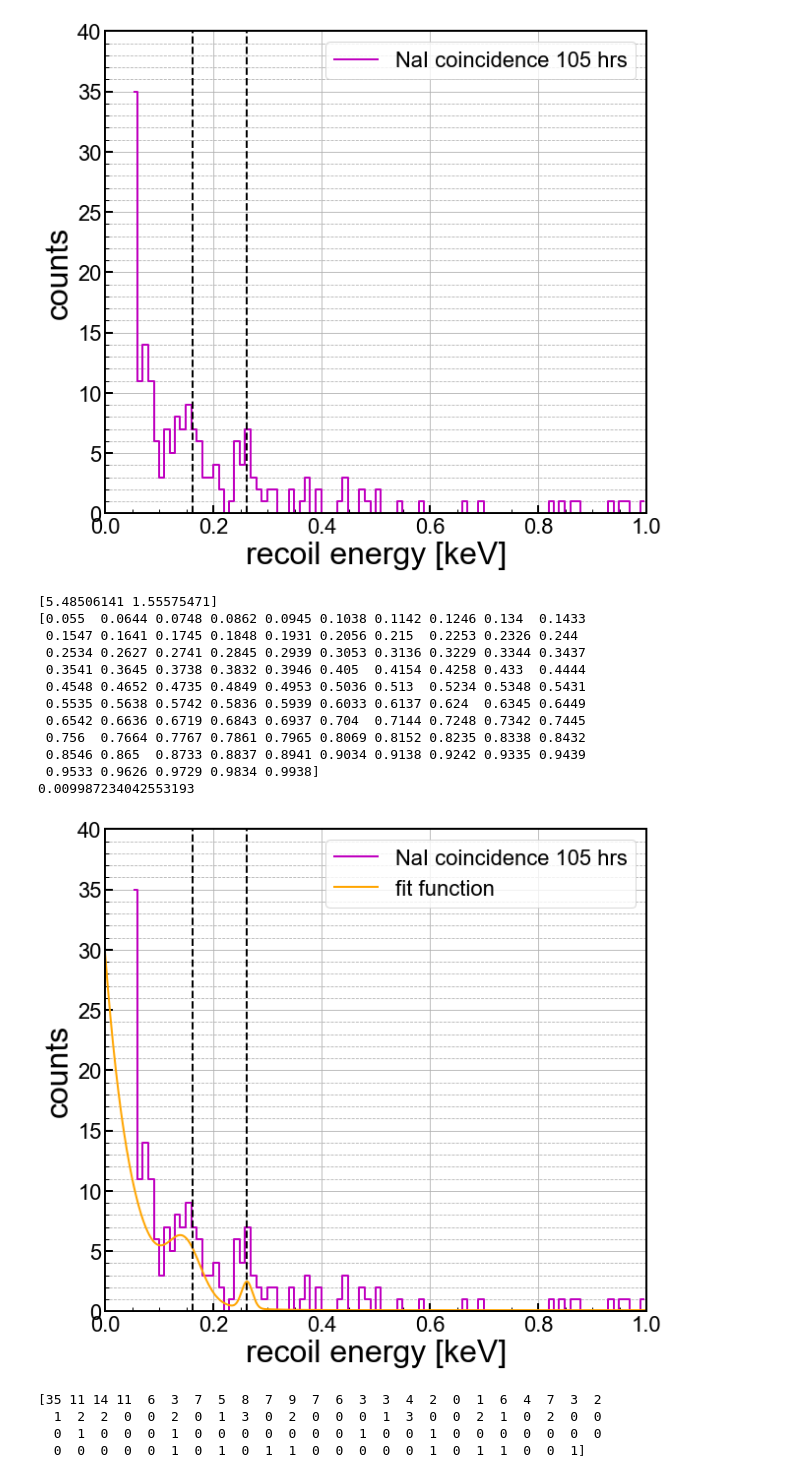
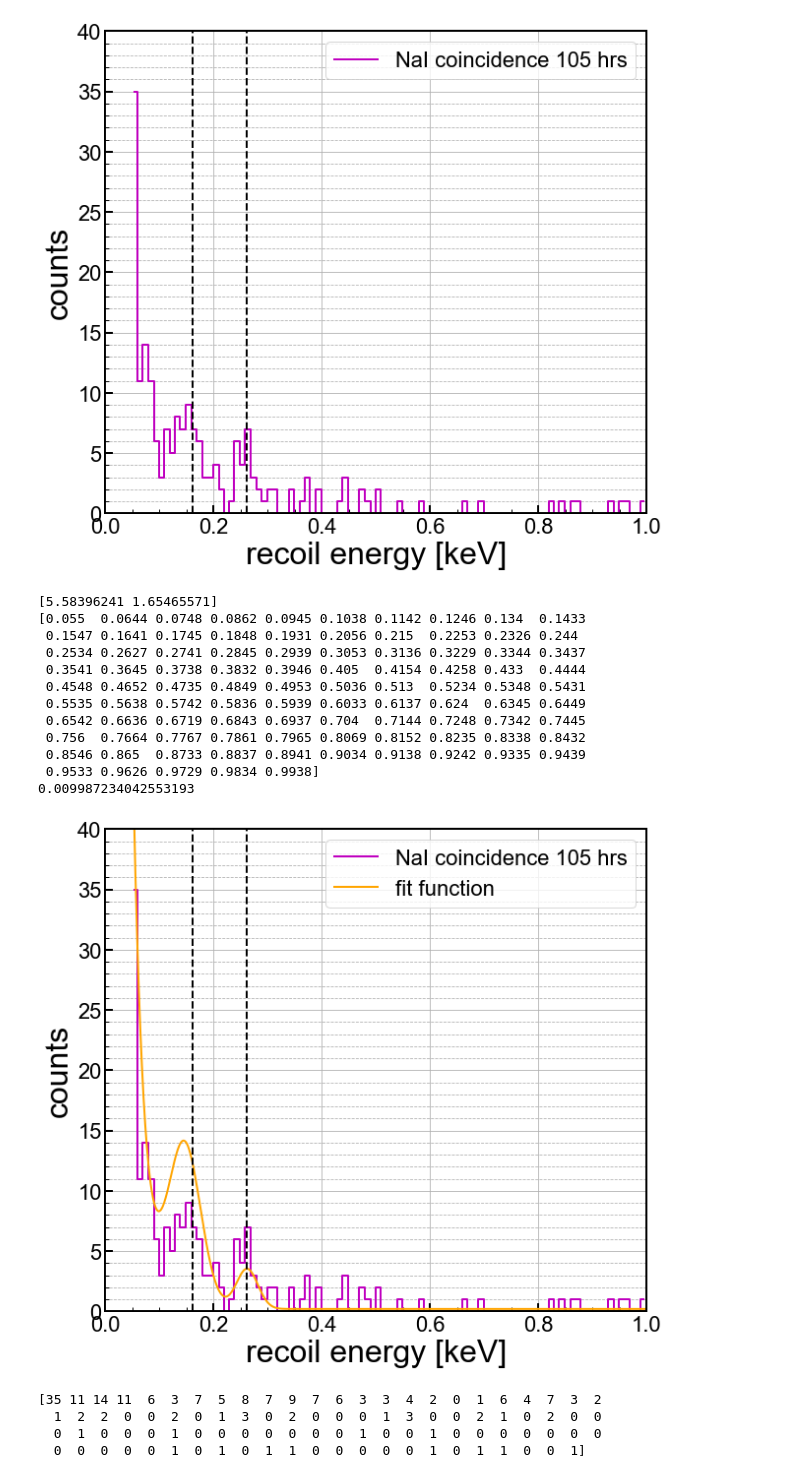
Before and after one commit to villano-lab/R76Analysis, a Jupyter notebook: coin_analysis/basic_coin_105hr.ipynb, the cells around one changed output. Saved outputs shown, nothing was run; the diff lists cells and outputs as text; code cells hidden in the pictures.

```diff
--- a/coin_analysis/basic_coin_105hr.ipynb
+++ b/coin_analysis/basic_coin_105hr.ipynb
@@ -181,10 +181,10 @@ plt.show()
 [figure]
 # %%
 
-param = [0.11,0.03,0.13,0.01,0.75,0.2,0.05]
+param = [0.11,0.03,0.13,0.01,0.75,0.2,0.1,0.003412,0.05]
 def prob_func(E,theta):
 
-  y1,w1,y2,w2,fexp,fg,Escale = theta
+  y1,w1,y2,w2,fexp,fg,flat,rg,Escale = theta
   #deltas for masses
   prob_Sn29Si = 8.47356
   prob_Sn30Si = 10.60924
@@ -229,12 +229,12 @@ def prob_func(E,theta):
   #print(w1,w2)
 
   #flat=0.01
-  flat = 1-fexp-fg
+  #flat = 1-fexp-fg
   #print(flat+fexp+fg)
 
   #relprob of gammas
   p1=0.020846
-  p2=0.003412
+  p2=rg
   psum=p1+p2
 
   #return 0.75*expdecay+0.2*((p1/psum)*g1+(p2/psum)*g2)+flat
@@ -245,7 +245,7 @@ print(np.sum(coinN)*prob_func(a,param))
 print(coinE)
 print(np.mean(np.diff(coinE)))
 # %% [output]
-[5.48506141 1.55575471]
+[5.58396241 1.65465571]
 [0.055  0.0644 0.0748 0.0862 0.0945 0.1038 0.1142 0.1246 0.134  0.1433
  0.1547 0.1641 0.1745 0.1848 0.1931 0.2056 0.215  0.2253 0.2326 0.244
  0.2534 0.2627 0.2741 0.2845 0.2939 0.3053 0.3136 0.3229 0.3344 0.3437
@@ -261,6 +261,7 @@ print(np.mean(np.diff(coinE)))
 #set up a 1d plot
 fig,axes = plt.subplots(1,1,figsize=(9.0,8.0),sharex=True)
 ax1 = axes
+param = [0.11,0.03,0.13,0.02,6.0,0.6,0.1,0.003412,0.02]
 
 evecplot = np.linspace(0.0,1,num=1000)
 
@@ -270,34 +271,34 @@ ax1.plot (evecplot, np.sum(coinN)*prob_func(evecplot,param), color='orange',line
 
 #ax1.plot(Eplot, 100*er_res(Eplot),color='b',label="$\sigma$ (n,p) (%)")
 
 
 ymin = 0
 ymax = 40
 
 
 ax1.set_yscale('linear')
 #ax1.set_yscale('log')
 ax1.set_xlim(0.0, 1)
 ax1.set_ylim(ymin,ymax)
 ax1.set_xlabel(r'recoil energy [keV]')
 ax1.set_ylabel('counts')
 ax1.grid(True)
 ax1.yaxis.grid(True,which='minor',linestyle='--')
 ax1.legend(loc=1,prop={'size':22})
 #ax1.legend(bbox_to_anchor=(1.04,1),borderaxespad=0,prop={'size':22})
 
 plt.axvline(x=E29Si*0.122,color='k',linestyle="--")
 plt.axvline(x=E30Si*0.13,color='k',linestyle="--")
 
 for axis in ['top','bottom','left','right']:
   ax1.spines[axis].set_linewidth(2)
 
 plt.tight_layout()
 #plt.savefig('paper_figures/hist.eps')
 #plt.savefig('paper_figures/hist.pdf')
 plt.show()
 # %% [output]
-[figure, old version]
+[figure, new version]
 # %%
 #set up some fitting
 import emcee
```
Also changed, not shown: parts of 4 cells of this notebook.
